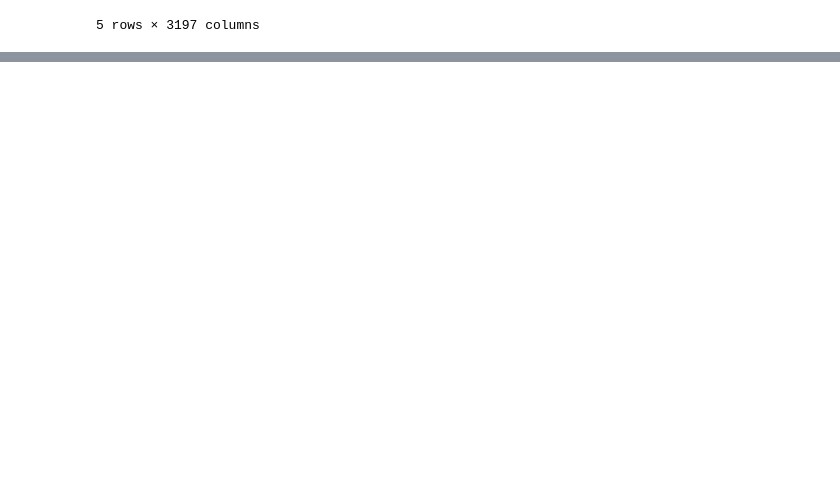
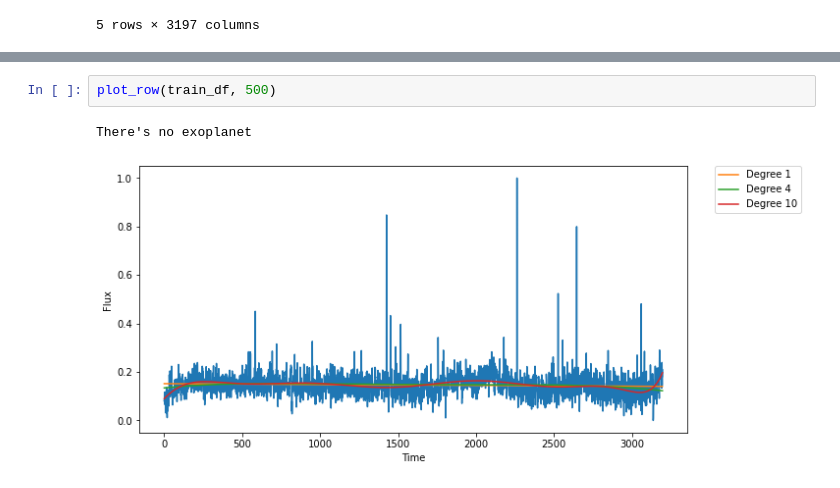
Before and after one commit to DZAlpha/ExoplanetHunting, a Jupyter notebook: exoplanets_hunting.ipynb, the cells around one changed output, grey strips where cells are left out. Saved outputs shown, nothing was run; the diff lists cells and outputs as text; blank space fills up the shorter version.

```diff
--- a/exoplanets_hunting.ipynb
+++ b/exoplanets_hunting.ipynb
@@ -29,0 +42,5 @@ test_df.head()
+# %%
+plot_row(train_df, 500)
+# %% [output]
+There's no exoplanet
+[figure, added]
```
Also changed, not shown: parts of 4 cells of this notebook, 2 other files.
